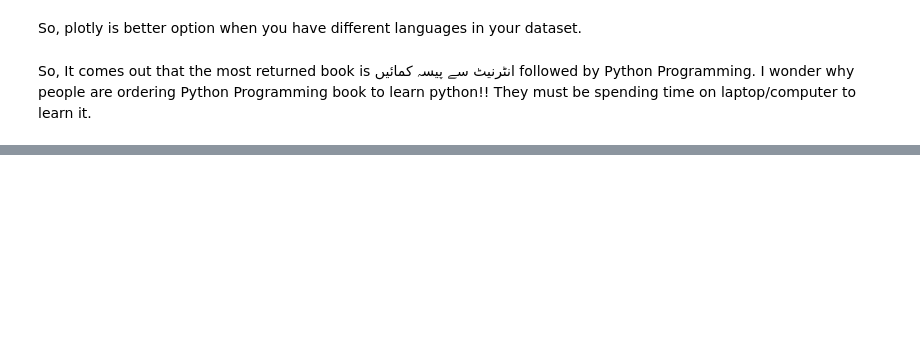
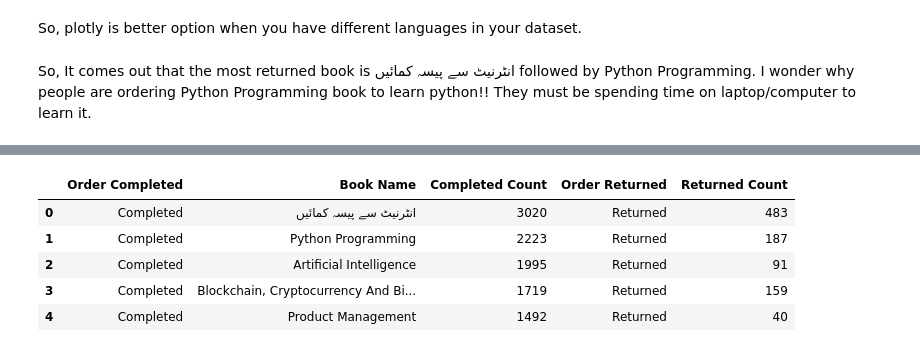
Before and after one commit to aitesamjaved26/EDA-Book-Sales, a Jupyter notebook: eda-book-sale.ipynb, the cells around one changed output, grey strips where cells are left out. Saved outputs shown, nothing was run; the diff lists cells and outputs as text; code cells hidden in the pictures; blank space fills up the shorter version.

```diff
--- a/eda-book-sale.ipynb
+++ b/eda-book-sale.ipynb
@@ -591,0 +562,11 @@ books_data[books_data['Order Number']==64888]
+# %%
+merged_data=merged_data.rename(columns={'Order Status_x':'Order Completed','count_x':'Completed Count','Order Status_y':'Order Returned','count_y':'Returned Count'})
+# %%
+merged_data
+# %% [output]
+|  | Order Completed | Book Name | Completed Count | Order Returned | Returned Count |
+| 0 | Completed | انٹرنیٹ سے پیسہ کمائیں | 3020 | Returned | 483 |
+| 1 | Completed | Python Programming | 2223 | Returned | 187 |
+| 2 | Completed | Artificial Intelligence | 1995 | Returned | 91 |
+| 3 | Completed | Blockchain, Cryptocurrency And Bi... | 1719 | Returned | 159 |
+| 4 | Completed | Product Management | 1492 | Returned | 40 |
```
Also changed, not shown: parts of 25 cells of this notebook.
